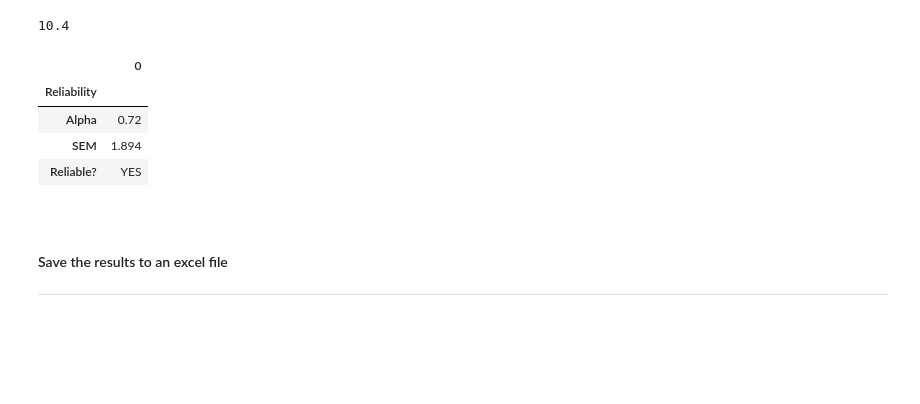
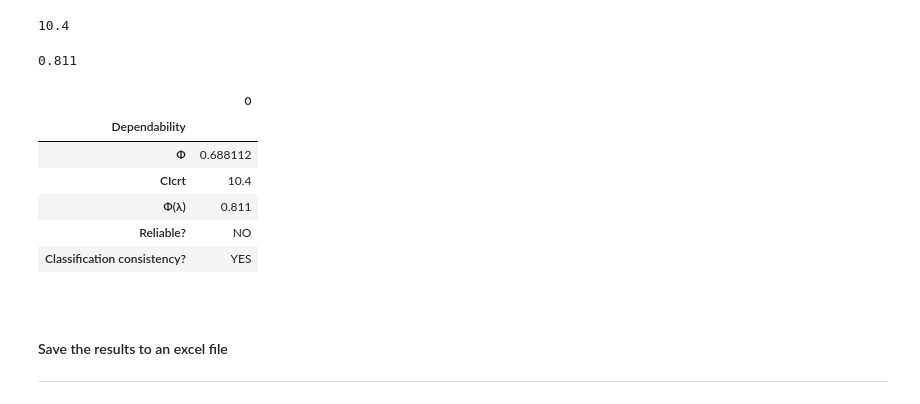
Before and after one commit to olgarozhdestvina/Data-Science-and-Machine-Learning, a Jupyter notebook: Data analytics/Language tests/One test dichotomous analysis CRT.ipynb, the cells around one changed output. Saved outputs shown, nothing was run; the diff lists cells and outputs as text; code cells hidden in the pictures; blank space fills up the shorter version.

Commit message:
-Finished dependability analysis for CRT.

```diff
--- a/Data analytics/Language tests/One test dichotomous analysis CRT.ipynb
+++ b/Data analytics/Language tests/One test dichotomous analysis CRT.ipynb
@@ -376,22 +364,30 @@ CIcrt
 # %% [output]
 10.4
 # %%
-# calculate
+# calculate fee lambda for a cut score 70%
+cut_score = 0.70
+fee_lambda = np.round((1-((1/(k-1))* ((M*(1-M)-s_2)/((M-cut_score)**2 + s_2)))),3)
+fee_lambda
+# %% [output]
+0.811
 # %%
 # create a dataframe from the realibility measures
-reliability = pd.DataFrame({'Alpha': [alpha], 'SEM': [sem]}).T
-reliability.index.name = 'Reliability'
+dependability = pd.DataFrame({'Ф': [phi], 'CIcrt': [CIcrt], 'Ф(λ)': [fee_lambda]}).T
+dependability.index.name = 'Dependability'
 
 # if high-stakes test - alpha >= 0.800
 # if low-stakes >=0.700
-reliability.loc['Reliable?'] = np.where(alpha >= 0.700, 'YES', 'NO')
-reliability
+dependability.loc['Reliable?'] = np.where(phi >= 0.700, 'YES', 'NO')
+dependability.loc['Classification consistency?'] = np.where(fee_lambda != phi, 'YES', 'NO')
+dependability
 # %% [output]
 |  | 0 |
-| Reliability |  |
-| Alpha | 0.72 |
-| SEM | 1.894 |
-| Reliable? | YES |
+| Dependability |  |
+| Ф | 0.688112 |
+| CIcrt | 10.4 |
+| Ф(λ) | 0.811 |
+| Reliable? | NO |
+| Classification consistency? | YES |
 # %% [markdown]
 <br>
 
```
Also changed, not shown: parts of 4 cells of this notebook, 4 other files.
